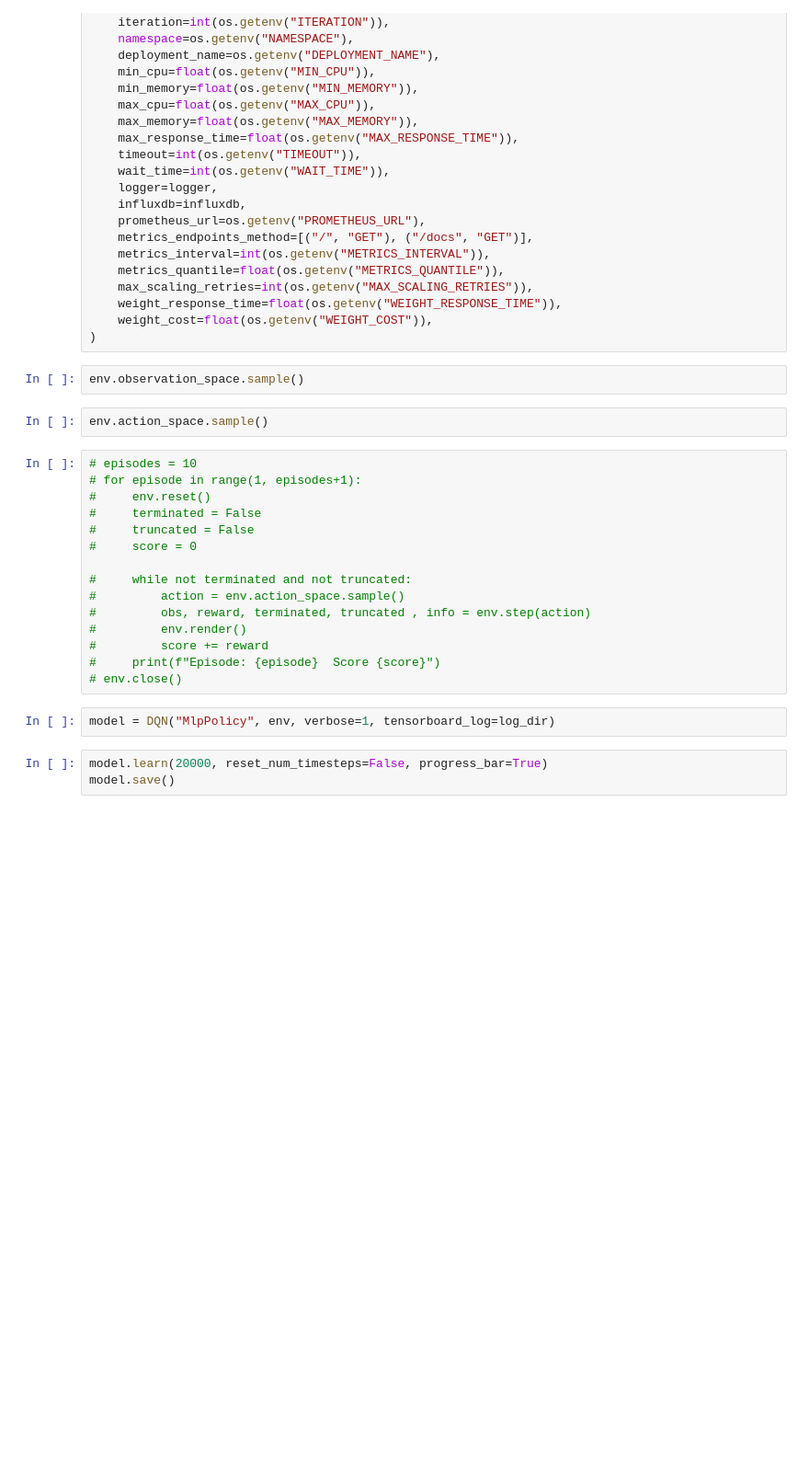
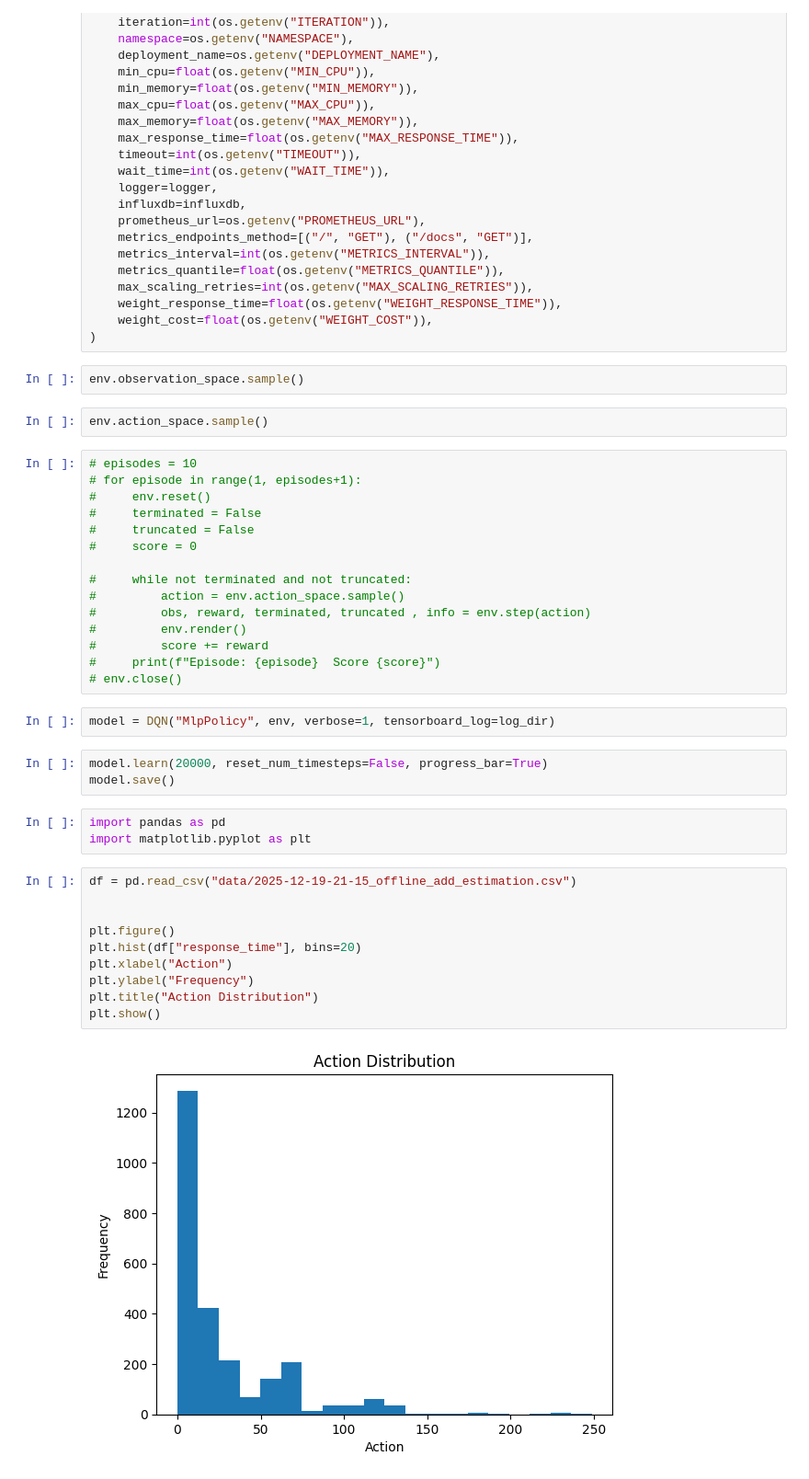
Before and after one commit to ghazafm/kubernetes-autoscaling, a Jupyter notebook: agent/stable/lab.ipynb, the cells around one changed output. Shown at 92% size. Drawn from its saved outputs; the diff is of its cells as text; blank space fills up the shorter version.

```diff
--- a/agent/stable/lab.ipynb
+++ b/agent/stable/lab.ipynb
@@ -655,3 +655,18 @@ model = DQN("MlpPolicy", env, verbose=1, tensorboard_log=log_dir)
 # %%
 model.learn(20000, reset_num_timesteps=False, progress_bar=True)
 model.save()
+# %%
+import pandas as pd
+import matplotlib.pyplot as plt
+# %%
+df = pd.read_csv("data/2025-12-19-21-15_offline_add_estimation.csv")
+
+
+plt.figure()
+plt.hist(df["response_time"], bins=20)
+plt.xlabel("Action")
+plt.ylabel("Frequency")
+plt.title("Action Distribution")
+plt.show()
+# %% [output]
+[figure, added]
```
Also changed, not shown: parts of 1 cell of this notebook, 15 other files.
